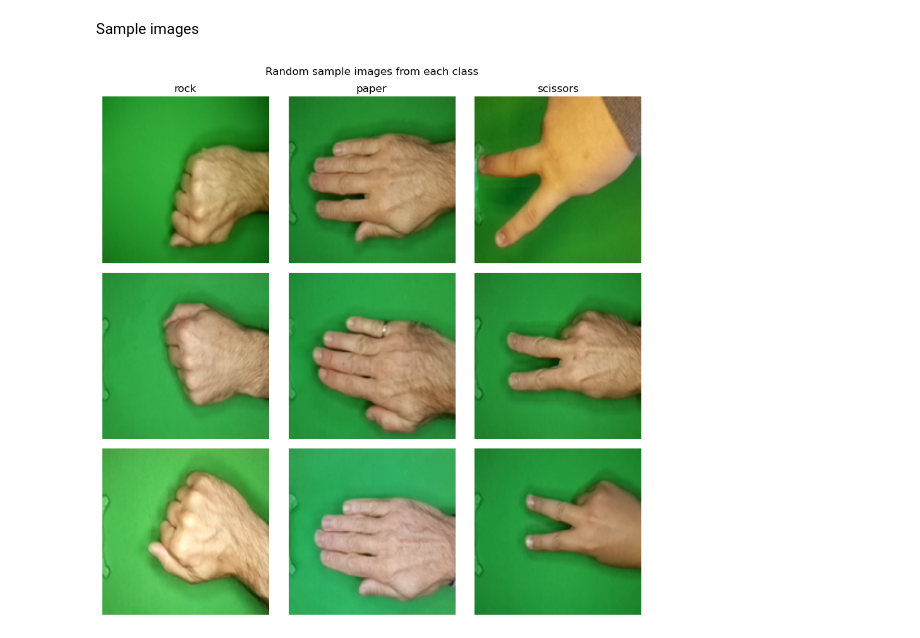
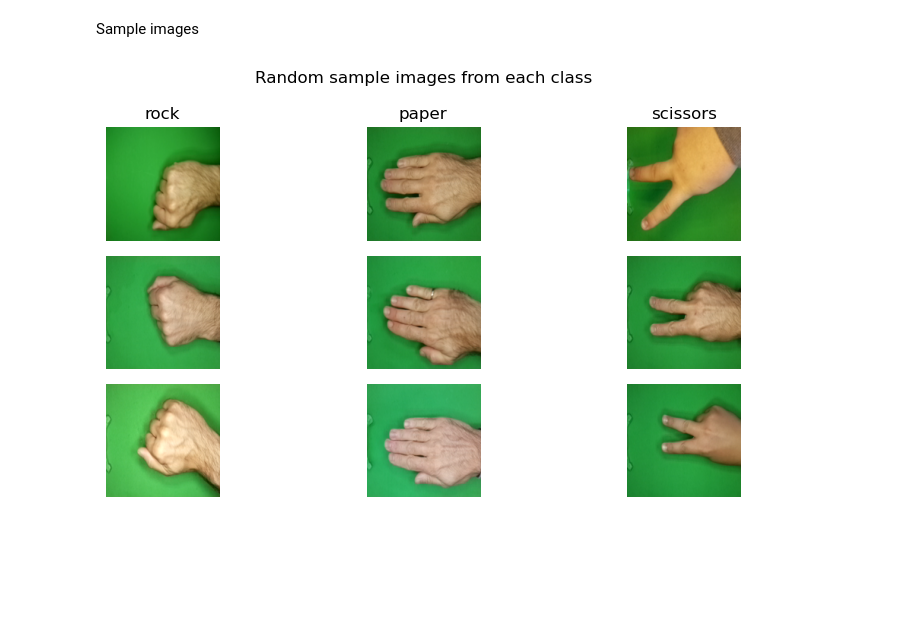
Before and after one commit to gretazehnder/cnn-rock-paper-scissors, a Jupyter notebook: data_exploration.ipynb, the cells around one changed output. Drawn from its saved outputs; the diff is of its cells as text; code cells hidden in the pictures; blank space fills up the shorter version.

```diff
--- a/data_exploration.ipynb
+++ b/data_exploration.ipynb
@@ -78,38 +84,34 @@ plt.show()
 # %% [markdown]
 Sample images
 # %%
-
-#displaying random sample images from each class
-
+# displaying random sample images from each class
 
 ROWS = 3
 COLS = len(CLASSES)
 
-plt.figure(figsize=(COLS * 3, ROWS * 3))
+plt.figure(figsize=(COLS * 3.0, ROWS * 1.5))
 
-#seed
 random.seed(42)
-
 
 for col_idx, cls in enumerate(CLASSES):
     cls_dir = DATASET_DIR / cls
 
     image_files = sorted(cls_dir.glob("*.png"))
     sampled_files = random.sample(image_files, ROWS)
 
     for row_idx, img_path in enumerate(sampled_files):
         img = Image.open(img_path)
-        img = img.resize((150, 150))  #only for visualization
+        img = img.resize((150, 150))  # only for visualization
 
         plt.subplot(ROWS, COLS, row_idx * COLS + col_idx + 1)
         plt.imshow(img)
         plt.axis("off")
 
         if row_idx == 0:
             plt.title(cls)
 
 plt.suptitle("Random sample images from each class")
 plt.tight_layout()
 plt.show()
 # %% [output]
-[figure, old version]
+[figure, new version]
```
Also changed, not shown: parts of 2 cells of this notebook, 33 other files.
